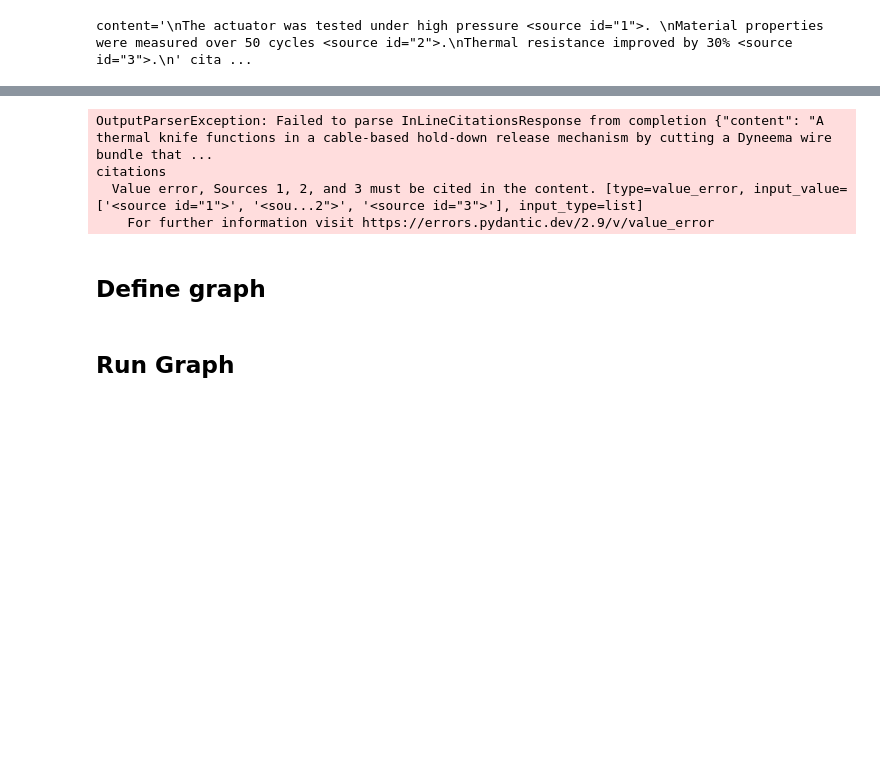
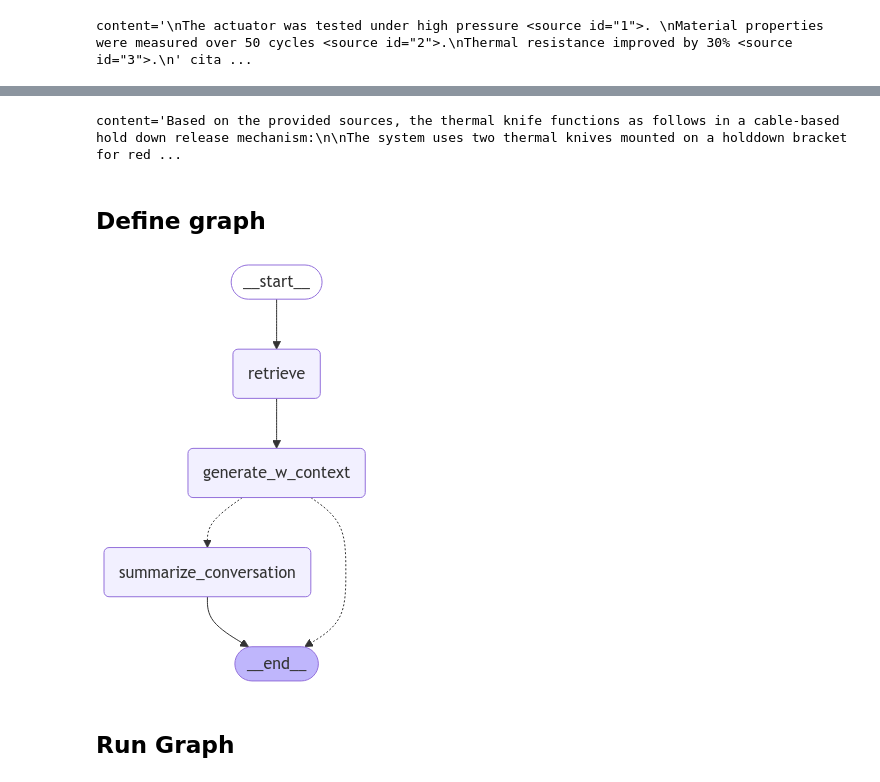
Before and after one commit to dan-s-mueller/aerospace_chatbot, a Jupyter notebook: notebooks/langgraph.ipynb, the cells around one changed output, grey strips where cells are left out. Cells and saved outputs as stored; diff of their text form; code cells hidden in the pictures; blank space fills up the shorter version.

Commit message:
Moved langgraph functions into src

```diff
--- a/notebooks/langgraph.ipynb
+++ b/notebooks/langgraph.ipynb
@@ -38,13 +42,18 @@ test_prompt='How does a thermal knife function in a cable based hold down releas
 # %%
 # Initialize services
 embedding_service = EmbeddingService(
-    model_service=test_index['embedding_service'],
-    model=test_index['embedding_model']
+    model_service=embedding_service,
+    model=embedding_model
+)
+
+rerank_service = RerankService(
+    model_service=rerank_service,
+    model=rerank_model
 )
 
 llm_service = LLMService(
-    model_service=test_index['llm_service'],
-    model=test_index['llm_model'],
+    model_service=llm_service,
+    model=llm_model,
 )
 
 doc_processor = DocumentProcessor(
@@ -56,10 +65,11 @@ doc_processor = DocumentProcessor(
 
 # Initialize database service
 db_service = DatabaseService(
-    db_type=test_index['db_type'],
+    db_type=db_type,
     index_name=index_name,
     rag_type=rag_type,
     embedding_service=embedding_service,
+    rerank_service=rerank_service,
 )
 # %%
 bucket_name = 'processing-pdfs'
@@ -92,13 +102,16 @@ INFO:aerospace_chatbot.services.database:Pinecone index text-embedding-3-large-t
 # %%
 # db_service.index_data(chunk_obj)
 # %%
-k_standard=20
+k_retrieve=20
 k_rerank=5
+config = {"configurable": {"thread_id": "1"}}
 
 qa_model = QAModel(
     db_service=db_service,
     llm_service=llm_service,
-    k=k_standard
+    k_retrieve=k_retrieve,
+    k_rerank=k_rerank,
+    memory_config=config
 )
 # %%
 # qa_model.query(test_prompt)
@@ -391,11 +393,8 @@ print(raw_output.content)
 # %%
-parsed_response = OUTPUT_PARSER.parse(raw_output.content)
+parsed_response = PydanticOutputParser(pydantic_object=InLineCitationsResponse).parse(raw_output.content)
 print(parsed_response)
 # %% [output]
-OutputParserException: Failed to parse InLineCitationsResponse from completion {"content": "A thermal knife functions in a cable-based hold-down release mechanism by cutting a Dyneema wire bundle that ...
-citations
-  Value error, Sources 1, 2, and 3 must be cited in the content. [type=value_error, input_value=['<source id="1">', '<sou...2">', '<source id="3">'], input_type=list]
-    For further information visit https://errors.pydantic.dev/2.9/v/value_error
+content='Based on the provided sources, the thermal knife functions as follows in a cable-based hold down release mechanism:\n\nThe system uses two thermal knives mounted on a holddown bracket for red ...
 # %% [markdown]
 ## Define graph
 # %%
@@ -545 +549,5 @@ app = workflow.compile(checkpointer=memory)
+# %%
+qa_model.workflow
+# %% [output]
+[figure, added]
 # %%
```
Also changed, not shown: parts of 24 cells of this notebook, 6 other files.
